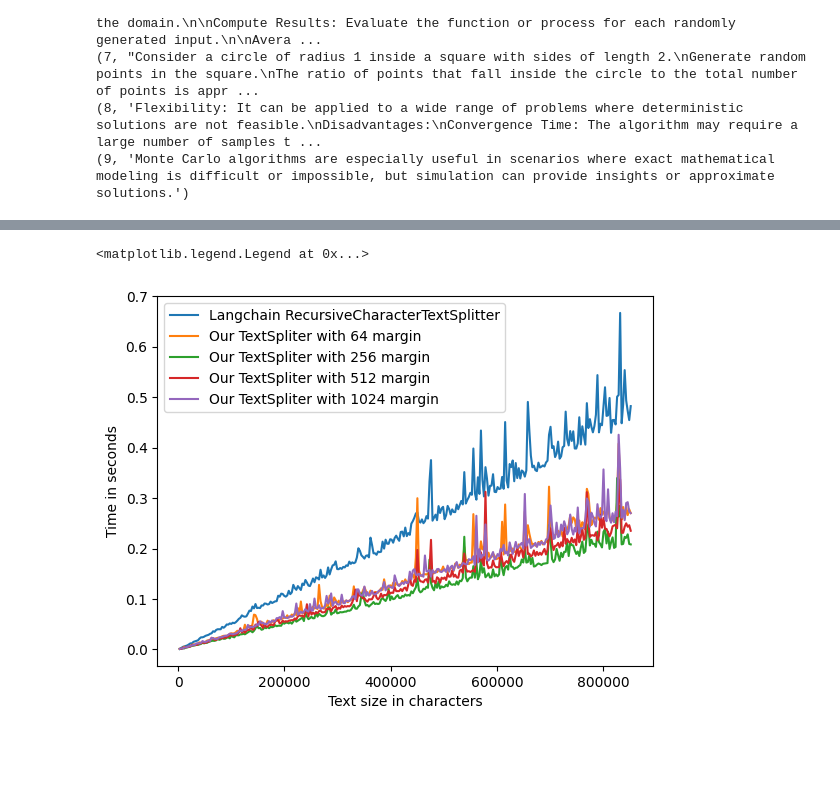
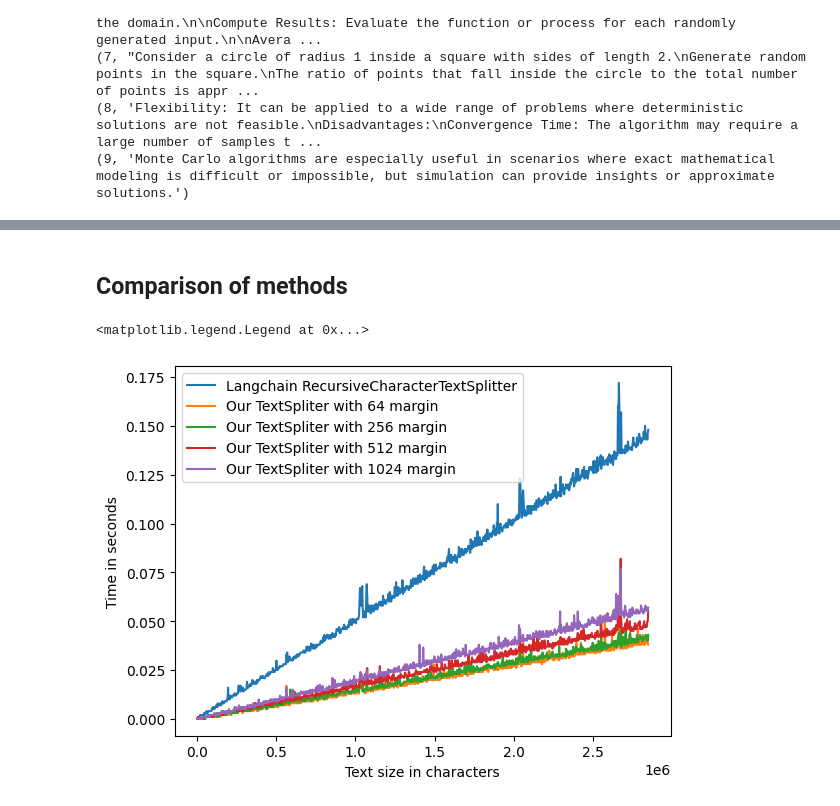
Before and after one commit to ArturOle/Ragger, a Jupyter notebook: docs/R&D/splitting_algorithm_development.ipynb, the cells around one changed output, grey strips where cells are left out. Drawn from its saved outputs; the diff is of its cells as text; code cells hidden in the pictures; blank space fills up the shorter version.

Commit message:
Text splitter V2

```diff
--- a/docs/R&D/splitting_algorithm_development.ipynb
+++ b/docs/R&D/splitting_algorithm_development.ipynb
@@ -217,0 +255,3 @@ Time needed for execution: 1849942300
+# %%
+data = ts.split(multi_sentence_text, 500, 100, 50)
+display(data)
@@ -225,7 +303,7 @@ for i, sentence in enumerate(result_lang):
 result_custom = ts.split(multi_sentence_text, 500, 100, 100)
 
 print("Custom Splitter")
-for i, sentence in enumerate(result_custom.values()):
+for i, sentence in enumerate(result_custom):
     print(f"#{i+1}: {len(sentence)}")
 # %% [output]
 ['The Monte Carlo algorithm (or Monte Carlo method) refers to a broad class of computational algorithms that rely on repeated random sampling to obtain numerical results. These methods are used in var ...
@@ -386,0 +526,3 @@ ts.split(multi_sentence_text, 500, 100, 400)
+# %%
+data = ts.split(multi_sentence_text, 500, 100, 50)
+display(data)
@@ -386,0 +799,12 @@ ts.split(multi_sentence_text, 500, 100, 400)
+# %%
+result_lang = splitter_r.split_text(multi_sentence_text)
+print(result_lang)
+print("Langchain Splitter")
+for i, sentence in enumerate(result_lang):
+    print(f"#{i+1}: {len(sentence)}")
+
+result_custom = ts.split(multi_sentence_text, 500, 100, 100)
+
+print("Custom Splitter")
+for i, sentence in enumerate(result_custom):
+    print(f"#{i+1}: {len(sentence)}")
@@ -387,3 +831,5 @@ ts.split(multi_sentence_text, 500, 100, 400)
+# %% [markdown]
+## Comparison of methods
 # %%
 large_text = " ".join([multi_sentence_text for _ in range(0, 150)])
 # %%
@@ -396,55 +842,55 @@ splitter_r = RecursiveCharacterTextSplitter(
     chunk_overlap= 256
 )
 
-ts = TextSplitter()
+ts = TextSplitterV2(order="any")
 
 times_lang_r = []
 times_custom_1 = []
 times_custom_2 = []
 times_custom_3 = []
 times_custom_4 = []
-for i in range(1, 300):
+for i in range(1, 1000):
     large_text = " ".join([multi_sentence_text for _ in range(0, i)])
     start_time = time()
-    [splitter_r.split_text(large_text) for _ in range(0, 100)]
+    [splitter_r.split_text(large_text) for _ in range(0, 10)]
     exec_time_lang_r = time()-start_time
 
     start_time = time()
-    [ts.split(large_text, 1024, 256, 64) for _ in range(0, 100)]
+    [ts.split(large_text, 1024, 256, 64) for _ in range(0, 10)]
     exec_time_custom_1 = time()-start_time
 
     start_time = time()
-    [ts.split(large_text, 1024, 256, 256) for _ in range(0, 100)]
+    [ts.split(large_text, 1024, 256, 256) for _ in range(0, 10)]
     exec_time_custom_2 = time()-start_time
 
     start_time = time()
-    [ts.split(large_text, 1024, 256, 512) for _ in range(0, 100)]
+    [ts.split(large_text, 1024, 256, 512) for _ in range(0, 10)]
     exec_time_custom_3 = time()-start_time
 
     start_time = time()
-    [ts.split(large_text, 1024, 256, 1024) for _ in range(0, 100)]
+    [ts.split(large_text, 1024, 256, 1024) for _ in range(0, 10)]
     exec_time_custom_4 = time()-start_time
 
     times_lang_r.append(exec_time_lang_r)
     times_custom_1.append(exec_time_custom_1)
     times_custom_2.append(exec_time_custom_2)
     times_custom_3.append(exec_time_custom_3)
     times_custom_4.append(exec_time_custom_4)
 
 text_size = len(multi_sentence_text)
 
 plot = plt.figure()
-plt.plot(range(text_size, 300*text_size, text_size), times_lang_r, label="Langchain RecursiveCharacterTextSplitter")
-plt.plot(range(text_size, 300*text_size, text_size), times_custom_1, label="Our TextSpliter with 64 margin")
-plt.plot(range(text_size, 300*text_size, text_size), times_custom_2, label="Our TextSpliter with 256 margin")
-plt.plot(range(text_size, 300*text_size, text_size), times_custom_3, label="Our TextSpliter with 512 margin")
-plt.plot(range(text_size, 300*text_size, text_size), times_custom_4, label="Our TextSpliter with 1024 margin")
+plt.plot(range(text_size, 1000*text_size, text_size), times_lang_r, label="Langchain RecursiveCharacterTextSplitter")
+plt.plot(range(text_size, 1000*text_size, text_size), times_custom_1, label="Our TextSpliter with 64 margin")
+plt.plot(range(text_size, 1000*text_size, text_size), times_custom_2, label="Our TextSpliter with 256 margin")
+plt.plot(range(text_size, 1000*text_size, text_size), times_custom_3, label="Our TextSpliter with 512 margin")
+plt.plot(range(text_size, 1000*text_size, text_size), times_custom_4, label="Our TextSpliter with 1024 margin")
 plt.xlabel("Text size in characters")
 plt.ylabel("Time in seconds")
 plt.legend()
 # %% [output]
 <matplotlib.legend.Legend at 0x...>
-[figure, old version]
+[figure, new version]
 # %%
 import plotly
 import plotly.graph_objs as go
```
Also changed, not shown: parts of 26 cells of this notebook, 9 other files.
